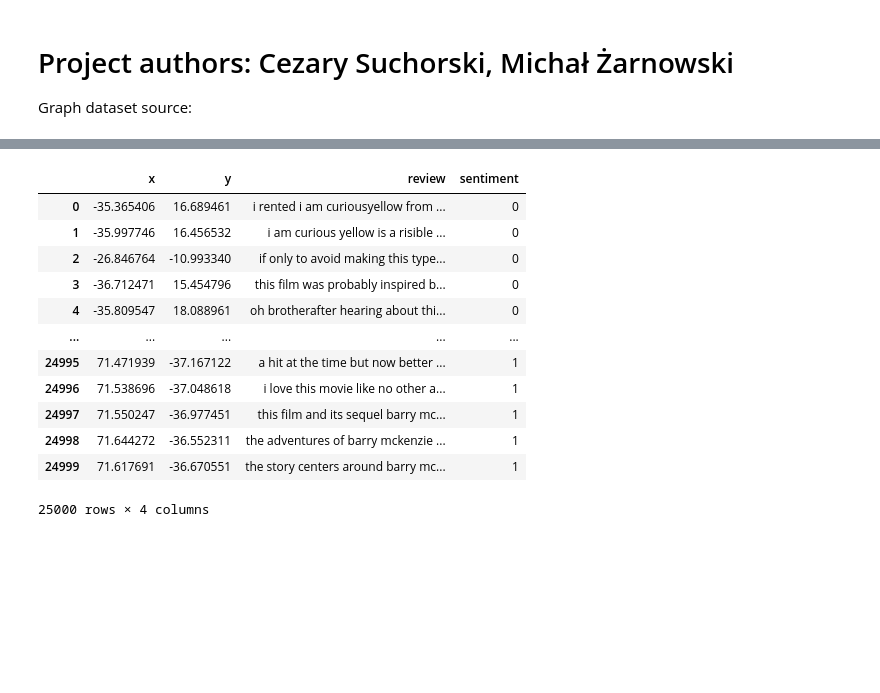
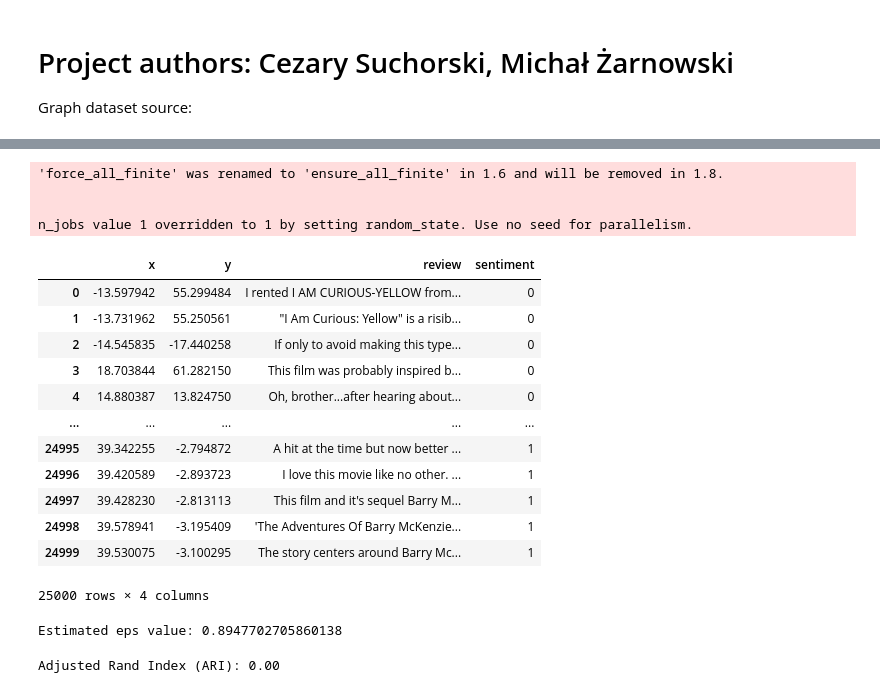
Before and after one commit to csuchorski/DataMining, a Jupyter notebook: main.ipynb, the cells around one changed output, grey strips where cells are left out. Drawn from its saved outputs; the diff is of its cells as text; code cells hidden in the pictures; blank space fills up the shorter version.

```diff
--- a/main.ipynb
+++ b/main.ipynb
@@ -47,6 +87,8 @@ import numpy as np
 np.save('train_embeddings.npy', train_embeddings)
 np.save('test_embeddings.npy', test_embeddings)
 np.save('clean_embeddings.npy', clean_embeddings)
+# %%
+embeddings = np.load("embeddings.npy")
 # %%
 from numpy.typing import NDArray
 import pandas as pd
@@ -73,5 +115,5 @@ def project_vectors(data: NDArray, technique: str = "tsne", **options) -> NDArra
     transformed_data = transformer.fit_transform(data)
     return transformed_data
 # %%
-tsne_embeddings = project_vectors(clean_embeddings, technique='tsne', n_components=2, random_state=0, perplexity=5)
+tsne_embeddings = project_vectors(embeddings, technique='tsne', n_components=2, random_state=0, perplexity=5)
 # %%
@@ -79,23 +121,28 @@ pca_embeddings = project_vectors(clean_embeddings, technique='pca', n_components
 # %%
 
-umap_embeddings = project_vectors(clean_embeddings, technique='umap', n_components=2, random_state=2)
+umap_embeddings = project_vectors(embeddings, technique='umap', n_components=2, random_state=2)
+# %% [output]
+'force_all_finite' was renamed to 'ensure_all_finite' in 1.6 and will be removed in 1.8.
+
+
+n_jobs value 1 overridden to 1 by setting random_state. Use no seed for parallelism.
 # %%
-tsne_df = pd.DataFrame(tsne_embeddings, columns=["x", "y"])
-tsne_df["review"] = train_reviews_clean
-tsne_df["sentiment"] = train_labels
-tsne_df
+df = pd.DataFrame(tsne_embeddings, columns=["x", "y"])
+df["review"] = train_reviews
+df["sentiment"] = train_labels
+df
 # %% [output]
 |  | x | y | review | sentiment |
-| 0 | -35.365406 | 16.689461 | i rented i am curiousyellow from ... | 0 |
-| 1 | -35.997746 | 16.456532 | i am curious yellow is a risible ... | 0 |
-| 2 | -26.846764 | -10.993340 | if only to avoid making this type... | 0 |
-| 3 | -36.712471 | 15.454796 | this film was probably inspired b... | 0 |
-| 4 | -35.809547 | 18.088961 | oh brotherafter hearing about thi... | 0 |
+| 0 | -13.597942 | 55.299484 | I rented I AM CURIOUS-YELLOW from... | 0 |
+| 1 | -13.731962 | 55.250561 | "I Am Curious: Yellow" is a risib... | 0 |
+| 2 | -14.545835 | -17.440258 | If only to avoid making this type... | 0 |
+| 3 | 18.703844 | 61.282150 | This film was probably inspired b... | 0 |
+| 4 | 14.880387 | 13.824750 | Oh, brother...after hearing about... | 0 |
 | ... | ... | ... | ... | ... |
-| 24995 | 71.471939 | -37.167122 | a hit at the time but now better ... | 1 |
-| 24996 | 71.538696 | -37.048618 | i love this movie like no other a... | 1 |
-| 24997 | 71.550247 | -36.977451 | this film and its sequel barry mc... | 1 |
-| 24998 | 71.644272 | -36.552311 | the adventures of barry mckenzie ... | 1 |
-| 24999 | 71.617691 | -36.670551 | the story centers around barry mc... | 1 |
+| 24995 | 39.342255 | -2.794872 | A hit at the time but now better ... | 1 |
+| 24996 | 39.420589 | -2.893723 | I love this movie like no other. ... | 1 |
+| 24997 | 39.428230 | -2.813113 | This film and it's sequel Barry M... | 1 |
+| 24998 | 39.578941 | -3.195409 | 'The Adventures Of Barry McKenzie... | 1 |
+| 24999 | 39.530075 | -3.100295 | The story centers around Barry Mc... | 1 |
 25000 rows × 4 columns
 # %%
@@ -106,0 +193,22 @@ fig.show()
+# %%
+from sklearn.cluster import DBSCAN
+from sklearn.preprocessing import StandardScaler
+
+# Normalize for DBSCAN
+X_scaled = StandardScaler().fit_transform(clean_embeddings)
+
+eps = estimate_dbscan_eps(clean_embeddings)
+# Run DBSCAN
+dbscan = DBSCAN(eps=eps, min_samples=5)
+db_labels = dbscan.fit_predict(X_scaled)
+
+df["dbscan_cluster"] = db_labels
+# %% [output]
+Estimated eps value: 0.8947702705860138
+# %%
+from sklearn.metrics import adjusted_rand_score
+
+score = adjusted_rand_score(df["sentiment"], df["dbscan_cluster"])
+print(f"Adjusted Rand Index (ARI): {score:.2f}")
+# %% [output]
+Adjusted Rand Index (ARI): 0.00
```
Also changed, not shown: parts of 9 cells of this notebook, 2 other files.
